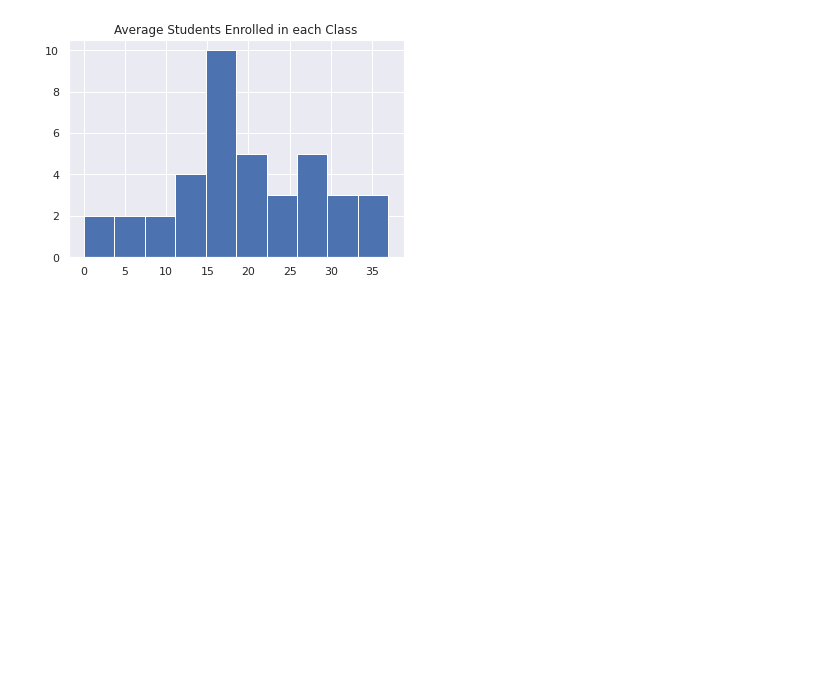
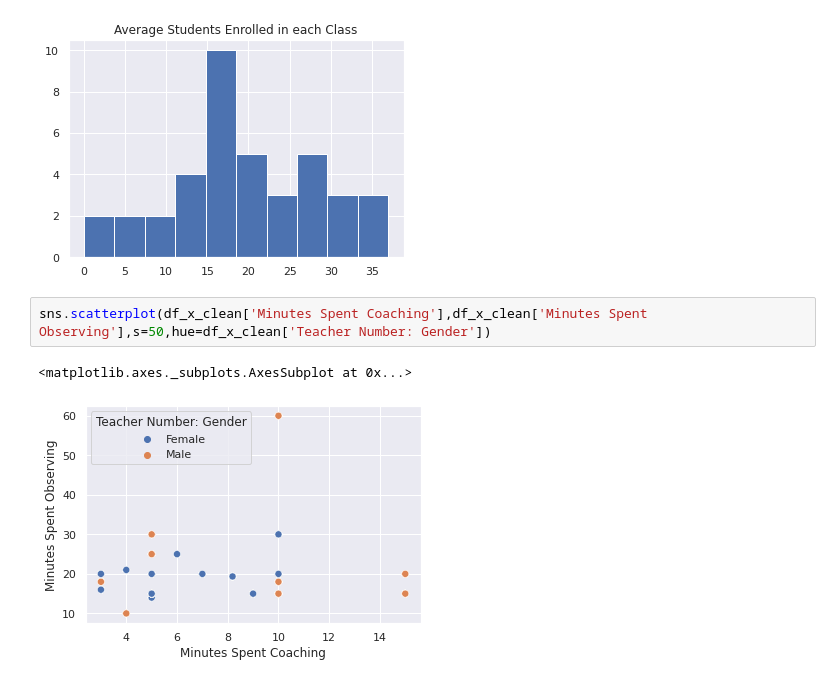
Before and after one commit to georgeputhean/pop-performance, a Jupyter notebook: POP_Performance.ipynb, the cells around one changed output. Drawn from its saved outputs; the diff is of its cells as text; blank space fills up the shorter version.

```diff
--- a/POP_Performance.ipynb
+++ b/POP_Performance.ipynb
@@ -302,3 +310,8 @@ plt.title("Average Students Enrolled in each Class")
 plt.show()
 # %% [output]
 [figure]
+# %%
+sns.scatterplot(df_x_clean['Minutes Spent Coaching'],df_x_clean['Minutes Spent Observing'],s=50,hue=df_x_clean['Teacher Number: Gender'])
+# %% [output]
+<matplotlib.axes._subplots.AxesSubplot at 0x...>
+[figure, added]
```
Also changed, not shown: parts of 8 cells of this notebook.
